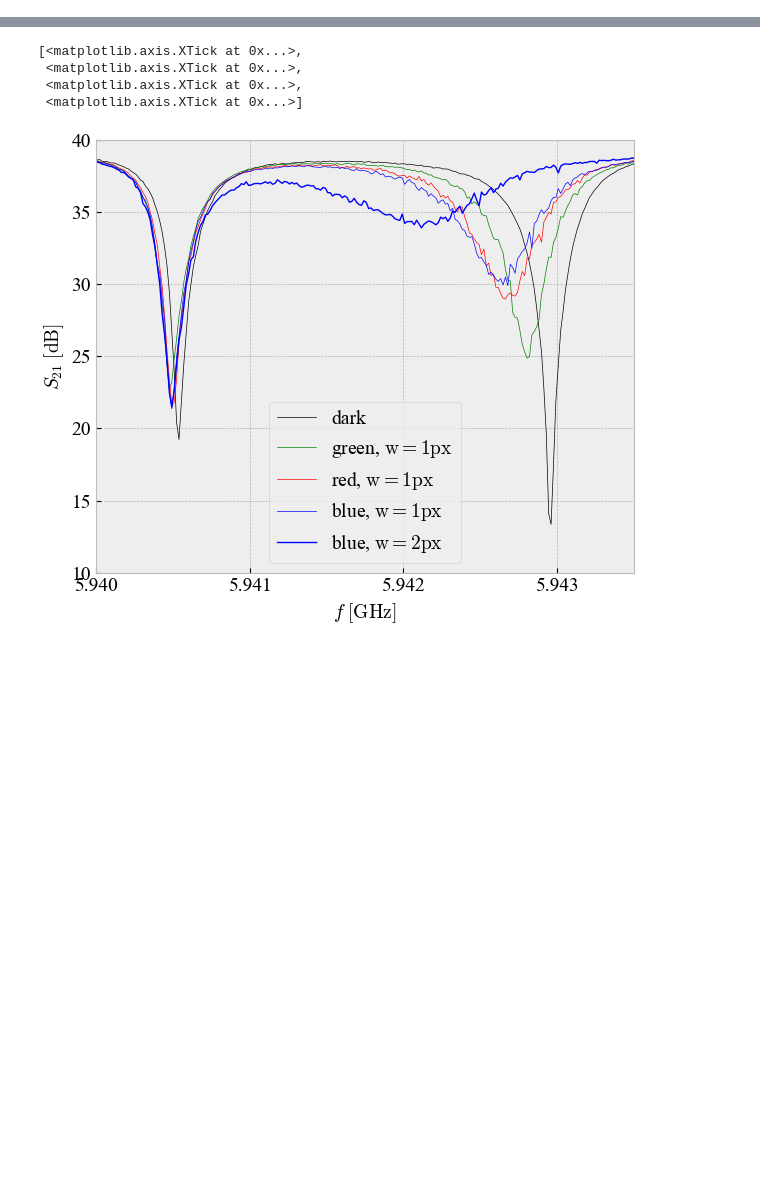
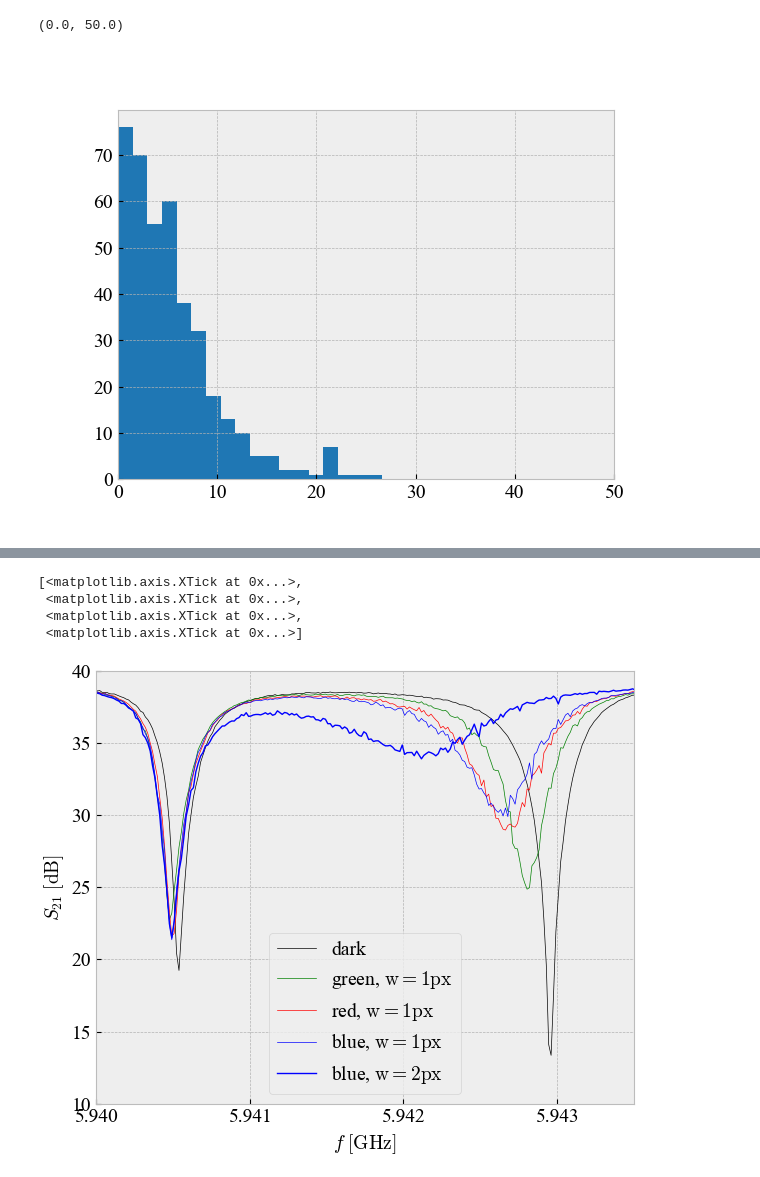
Before and after one commit to wilbertras/spatial-mapping, a Jupyter notebook: linewidth.ipynb, the cells around one changed output, grey strips where cells are left out. Saved outputs shown, nothing was run; the diff lists cells and outputs as text; code cells hidden in the pictures; blank space fills up the shorter version.

```diff
--- a/linewidth.ipynb
+++ b/linewidth.ipynb
@@ -12,0 +36,15 @@ mpl.rcParams["mathtext.default"] = 'rm'
+# %%
+fs = freqs[locs]*1e9
+dfs = fs[1:]-fs[:-1]
+Q = 5e4
+F0 = 6e9
+fwhm = F0 / Q
+dfwhms = dfs / fwhm
+fig, ax = plt.subplots()
+_ = ax.hist(dfs*1e-6, bins='auto')
+ax.set_xlim(0, 50)
+# _ = ax.hist(dfwhms, bins='auto')
+# ax.set_xlim(0, 500)
+# %% [output]
+(0.0, 50.0)
+[figure, added]
```
Also changed, not shown: parts of 7 cells of this notebook, 39 other files.
